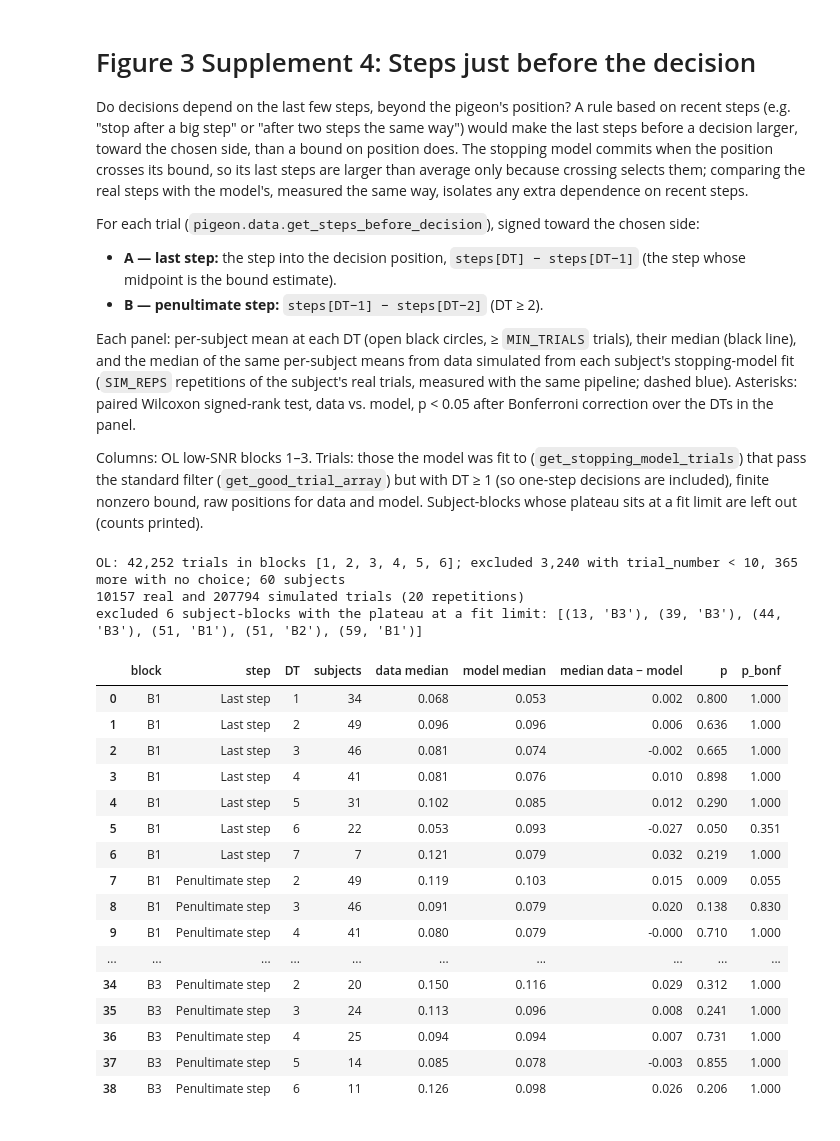
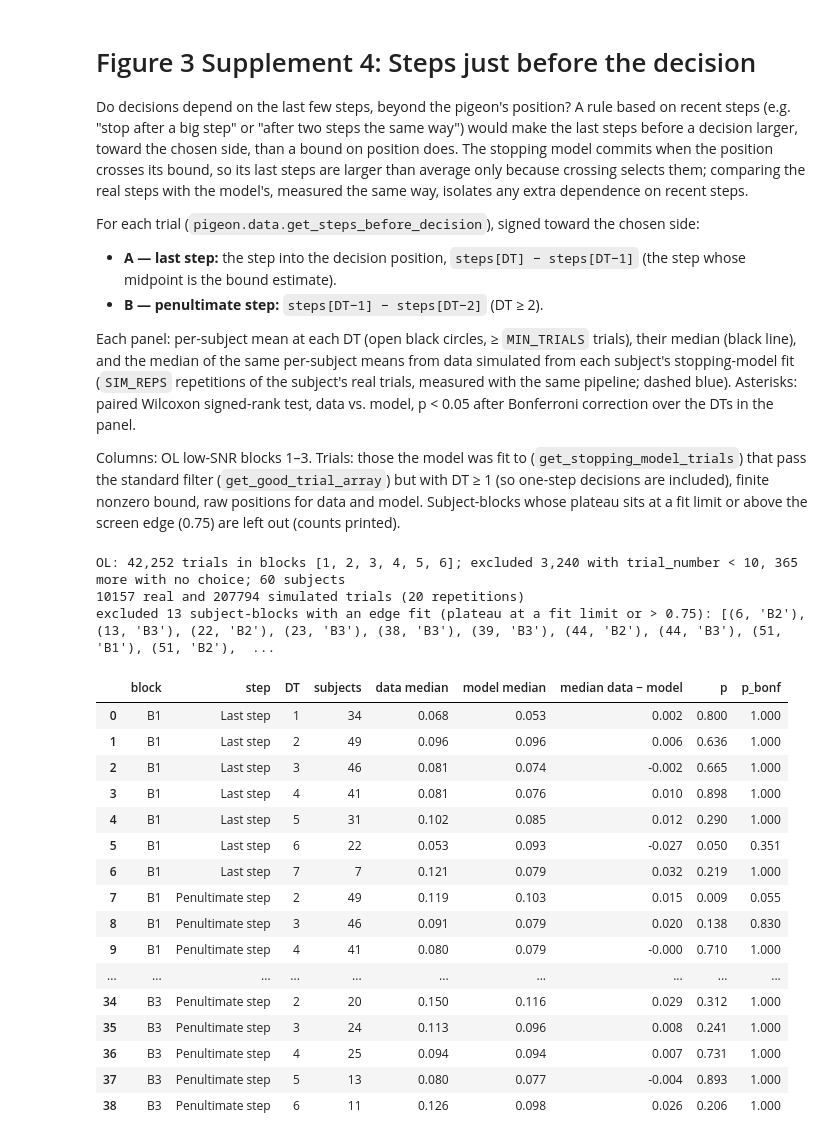
Before and after one commit to TheGoldLab/ms_2026_kalburge_etal_elife, a Jupyter notebook: notebooks/Figure03S04_stepsBeforeDecision.ipynb, the cells around one changed output. Saved outputs shown, nothing was run; the diff lists cells and outputs as text; code cells hidden in the pictures.

```diff
--- a/notebooks/Figure03S04_stepsBeforeDecision.ipynb
+++ b/notebooks/Figure03S04_stepsBeforeDecision.ipynb
@@ -26,7 +26,7 @@ p < 0.05 after Bonferroni correction over the DTs in the panel.
 Columns: OL low-SNR blocks 1–3. Trials: those the model was fit to (`get_stopping_model_trials`) that
 pass the standard filter (`get_good_trial_array`) but with DT ≥ 1 (so one-step decisions are included),
 finite nonzero bound, raw positions for data and model. Subject-blocks whose
-plateau sits at a fit limit are left out (counts printed).
+plateau sits at a fit limit or above the screen edge (0.75) are left out (counts printed).
 # %%
 import sys
 sys.path.insert(0, '..')
@@ -75,10 +75,10 @@ def _subject_means(t):
 real, n_real = _subject_means(trials)
 model, n_sim = _subject_means(sim)
 print(f'{n_real} real and {n_sim} simulated trials ({SIM_REPS} repetitions)')
-at_limit = fits.loc[get_plateau_at_limit(fits), ['subject_index', 'group']]
+at_limit = fits.loc[get_plateau_edge_fit(fits), ['subject_index', 'group']]
 l_lim = pd.MultiIndex.from_arrays([real.index.get_level_values(0), real.index.get_level_values(1)]).isin(
     pd.MultiIndex.from_frame(at_limit))
-print(f'excluded {at_limit.shape[0]} subject-blocks with the plateau at a fit limit: '
+print(f'excluded {at_limit.shape[0]} subject-blocks with an edge fit (plateau at a fit limit or > 0.75): '
       f'{list(map(tuple, at_limit.to_numpy()))}')
 both = real[~l_lim].join(model, rsuffix='_model', how='inner')
 
@@ -90,35 +90,35 @@ for b in BLOCKS:
                 x = both.xs((b, dt), level=['condition', 'DT'])[[col, col + '_model']].dropna()
             except KeyError:
                 continue
             if len(x) < 5:
                 continue
             rows.append({'block': b, 'step': label, 'DT': dt, 'subjects': len(x), 'data median': x[col].median(),
                          'model median': x[col + '_model'].median(),
                          'median data − model': (x[col] - x[col + '_model']).median(),
                          'p': scipy.stats.wilcoxon(x[col], x[col + '_model']).pvalue})
 tests = pd.DataFrame(rows)
 tests['p_bonf'] = (tests.p * tests.groupby(['block', 'step']).p.transform('size')).clip(upper=1)
 display(tests.round(3))
 # %% [output]
 OL: 42,252 trials in blocks [1, 2, 3, 4, 5, 6]; excluded 3,240 with trial_number < 10, 365 more with no choice; 60 subjects
 10157 real and 207794 simulated trials (20 repetitions)
-excluded 6 subject-blocks with the plateau at a fit limit: [(13, 'B3'), (39, 'B3'), (44, 'B3'), (51, 'B1'), (51, 'B2'), (59, 'B1')]
+excluded 13 subject-blocks with an edge fit (plateau at a fit limit or > 0.75): [(6, 'B2'), (13, 'B3'), (22, 'B2'), (23, 'B3'), (38, 'B3'), (39, 'B3'), (44, 'B2'), (44, 'B3'), (51, 'B1'), (51, 'B2'),  ...
 |  | block | step | DT | subjects | data median | model median | median data − model | p | p_bonf |
 | 0 | B1 | Last step | 1 | 34 | 0.068 | 0.053 | 0.002 | 0.800 | 1.000 |
 | 1 | B1 | Last step | 2 | 49 | 0.096 | 0.096 | 0.006 | 0.636 | 1.000 |
 | 2 | B1 | Last step | 3 | 46 | 0.081 | 0.074 | -0.002 | 0.665 | 1.000 |
 | 3 | B1 | Last step | 4 | 41 | 0.081 | 0.076 | 0.010 | 0.898 | 1.000 |
 | 4 | B1 | Last step | 5 | 31 | 0.102 | 0.085 | 0.012 | 0.290 | 1.000 |
 | 5 | B1 | Last step | 6 | 22 | 0.053 | 0.093 | -0.027 | 0.050 | 0.351 |
 | 6 | B1 | Last step | 7 | 7 | 0.121 | 0.079 | 0.032 | 0.219 | 1.000 |
 | 7 | B1 | Penultimate step | 2 | 49 | 0.119 | 0.103 | 0.015 | 0.009 | 0.055 |
 | 8 | B1 | Penultimate step | 3 | 46 | 0.091 | 0.079 | 0.020 | 0.138 | 0.830 |
 | 9 | B1 | Penultimate step | 4 | 41 | 0.080 | 0.079 | -0.000 | 0.710 | 1.000 |
 | ... | ... | ... | ... | ... | ... | ... | ... | ... | ... |
 | 34 | B3 | Penultimate step | 2 | 20 | 0.150 | 0.116 | 0.029 | 0.312 | 1.000 |
 | 35 | B3 | Penultimate step | 3 | 24 | 0.113 | 0.096 | 0.008 | 0.241 | 1.000 |
 | 36 | B3 | Penultimate step | 4 | 25 | 0.094 | 0.094 | 0.007 | 0.731 | 1.000 |
-| 37 | B3 | Penultimate step | 5 | 14 | 0.085 | 0.078 | -0.003 | 0.855 | 1.000 |
+| 37 | B3 | Penultimate step | 5 | 13 | 0.080 | 0.077 | -0.004 | 0.893 | 1.000 |
 | 38 | B3 | Penultimate step | 6 | 11 | 0.126 | 0.098 | 0.026 | 0.206 | 1.000 |
 # %%
 use_figure_style()
```
Also changed, not shown: parts of 2 cells of this notebook, 8 other files.
